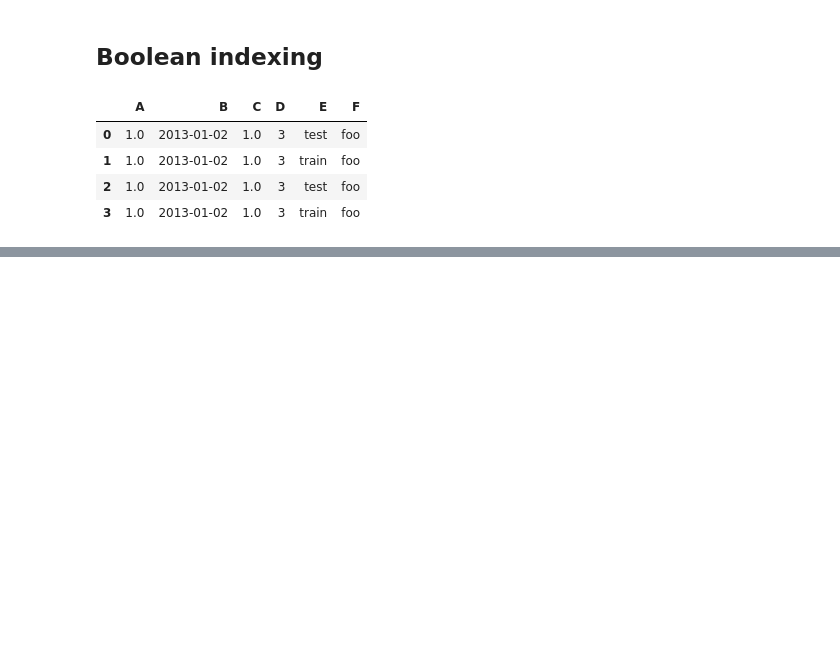
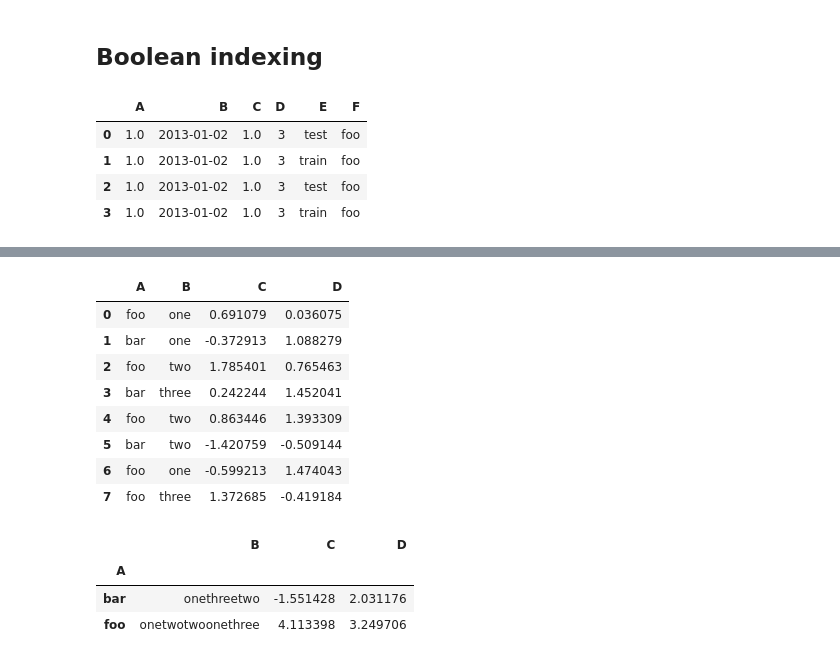
Before and after one commit to Leighson/lighthouse-data-notes-v2, a Jupyter notebook: w02_d2/notes.ipynb, the cells around one changed output, grey strips where cells are left out. Drawn from its saved outputs; the diff is of its cells as text; code cells hidden in the pictures; blank space fills up the shorter version.

```diff
--- a/w02_d2/notes.ipynb
+++ b/w02_d2/notes.ipynb
@@ -559,0 +620,25 @@ df
+# %%
+df = pd.DataFrame({
+  'A': ['foo', 'bar', 'foo', 'bar', 'foo', 'bar', 'foo', 'foo'],
+  'B': ['one', 'one', 'two', 'three', 'two', 'two', 'one', 'three'],
+  'C': np.random.randn(8),
+  'D': np.random.randn(8)
+})
+df
+# %% [output]
+|  | A | B | C | D |
+| 0 | foo | one | 0.691079 | 0.036075 |
+| 1 | bar | one | -0.372913 | 1.088279 |
+| 2 | foo | two | 1.785401 | 0.765463 |
+| 3 | bar | three | 0.242244 | 1.452041 |
+| 4 | foo | two | 0.863446 | 1.393309 |
+| 5 | bar | two | -1.420759 | -0.509144 |
+| 6 | foo | one | -0.599213 | 1.474043 |
+| 7 | foo | three | 1.372685 | -0.419184 |
+# %%
+df.groupby('A').sum()
+# %% [output]
+|  | B | C | D |
+| A |  |  |  |
+| bar | onethreetwo | -1.551428 | 2.031176 |
+| foo | onetwotwoonethree | 4.113398 | 3.249706 |
```
Also changed, not shown: parts of 30 cells of this notebook.
